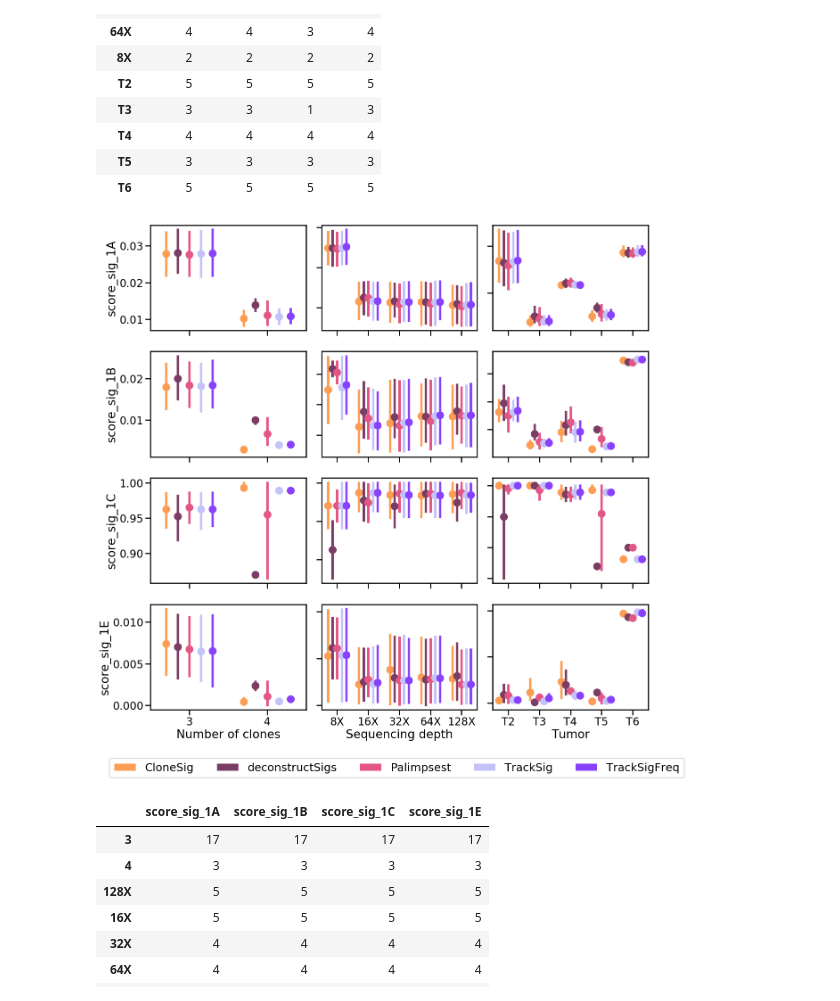
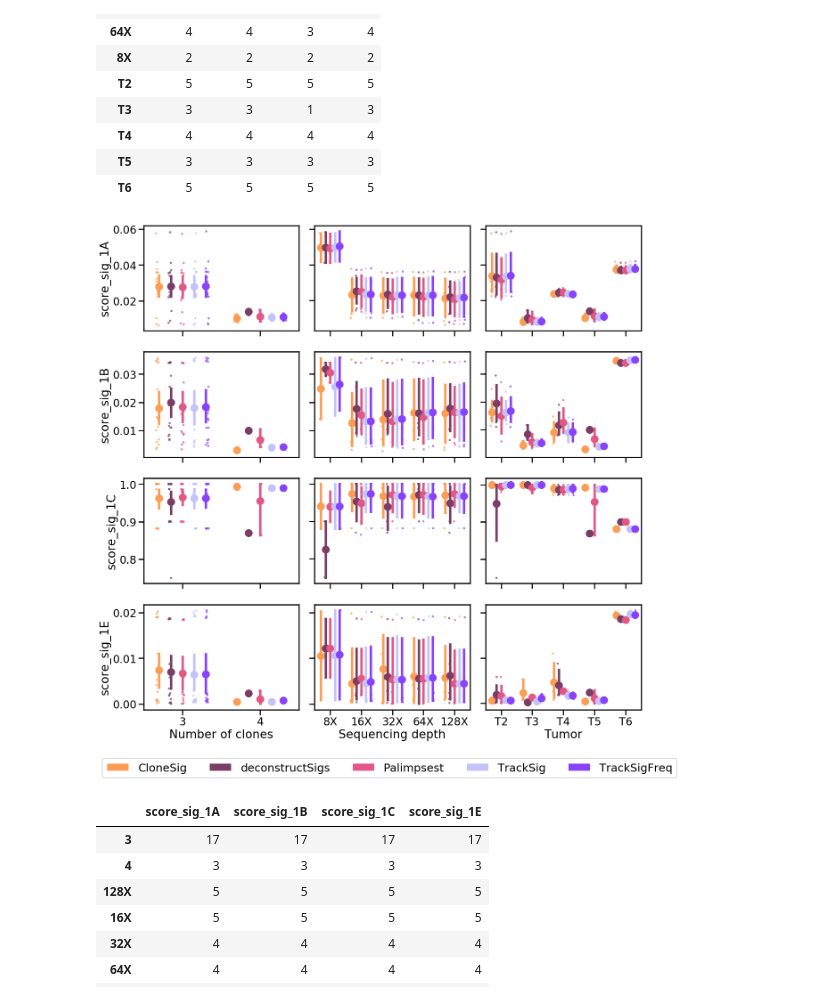
Before and after one commit to judithabk6/Clonesig_analysis, a Jupyter notebook: paper_notebooks/dream_results.ipynb, the cells around one changed output. Saved outputs shown, nothing was run; the diff lists cells and outputs as text; code cells hidden in the pictures.

```diff
--- a/paper_notebooks/dream_results.ipynb
+++ b/paper_notebooks/dream_results.ipynb
@@ -106,6 +106,11 @@ for ii, score in enumerate(['score1B', 'score1C', 'score2A', 'score2C']):
                         hue_order=sorted(sub_clonesig_res_filter.full_method.unique()),
                        palette=[method_color_dict[i.split('-')[0]] for i in sorted(sub_clonesig_res_filter.full_method.unique())],
                          jitter=True, ax=axes[ii, jj], size=10, join=False, dodge=0.6)
+        sns.stripplot(x=var, y=score, hue="full_method",
+                        data=sub_clonesig_res_filter,
+                        hue_order=sorted(sub_clonesig_res_filter.full_method.unique()),
+                       palette=[method_color_dict[i.split('-')[0]] for i in sorted(sub_clonesig_res_filter.full_method.unique())],
+                         jitter=True, ax=axes[ii, jj], dodge=True, alpha=0.7)
         ax = axes[ii, jj]
         if (ii==3) and (jj==0):
             legend_items = list()
@@ -163,34 +168,39 @@ for ii, score in enumerate(('score_sig_1A', 'score_sig_1B',
                             'score_sig_1C', 'score_sig_1E')):
     count_dict[score] = list()
     for jj, var in enumerate(['true_nb_clones', 'depth', 'tumor']):
         count_dict[score].append(sub_clonesig_res_filter[sub_clonesig_res_filter.method=='clonesig'].groupby(var)[score].count())
         sns.pointplot(x=var, y=score, hue="full_method",
                         data=sub_clonesig_res_filter,
                         hue_order=sorted(sub_clonesig_res_filter.full_method.unique()),
                        palette=[method_color_dict[i.split('-')[0]] for i in sorted(sub_clonesig_res_filter.full_method.unique())],
                          jitter=True, ax=axes[ii, jj], size=10, join=False, dodge=0.6)
+        sns.stripplot(x=var, y=score, hue="full_method",
+                        data=sub_clonesig_res_filter,
+                        hue_order=sorted(sub_clonesig_res_filter.full_method.unique()),
+                       palette=[method_color_dict[i.split('-')[0]] for i in sorted(sub_clonesig_res_filter.full_method.unique())],
+                         jitter=True, ax=axes[ii, jj], dodge=True, alpha=0.7)
         ax = axes[ii, jj]
         if (ii==3) and (jj==0):
             legend_items = list()
             for key in sorted(sorted(sub_clonesig_res_filter.method.unique())):
                 legend_items.append(Patch(facecolor=method_color_dict[key], edgecolor='white', label=legend_keys[key]))
             ax.legend(handles=legend_items,
                       bbox_to_anchor=(-0.3, -0.7, 1., .102), fontsize=25, loc=3, ncol=5)
         else:
             ax.get_legend().remove()
 
         if jj!=0:
             ax.set_ylabel('')
             ax.yaxis.set_ticklabels([])
         if ii!=3:
             ax.set_xlabel('')
             ax.xaxis.set_ticklabels([])
         else:
             ax.set_xlabel(nice_name[jj])
 plt.subplots_adjust(wspace=0.1)
 plt.savefig('{}/all_comp_method_results_sig_only.pdf'.format(output_path), bbox_inches='tight')
 # %% [output]
-[figure, old version]
+[figure, new version]
 # %%
 pd.concat([pd.concat(count_dict[s]) for s in ('score_sig_1A', 'score_sig_1B',
                             'score_sig_1C', 'score_sig_1E')], axis=1)
```
Also changed, not shown: parts of 1 cell of this notebook.
